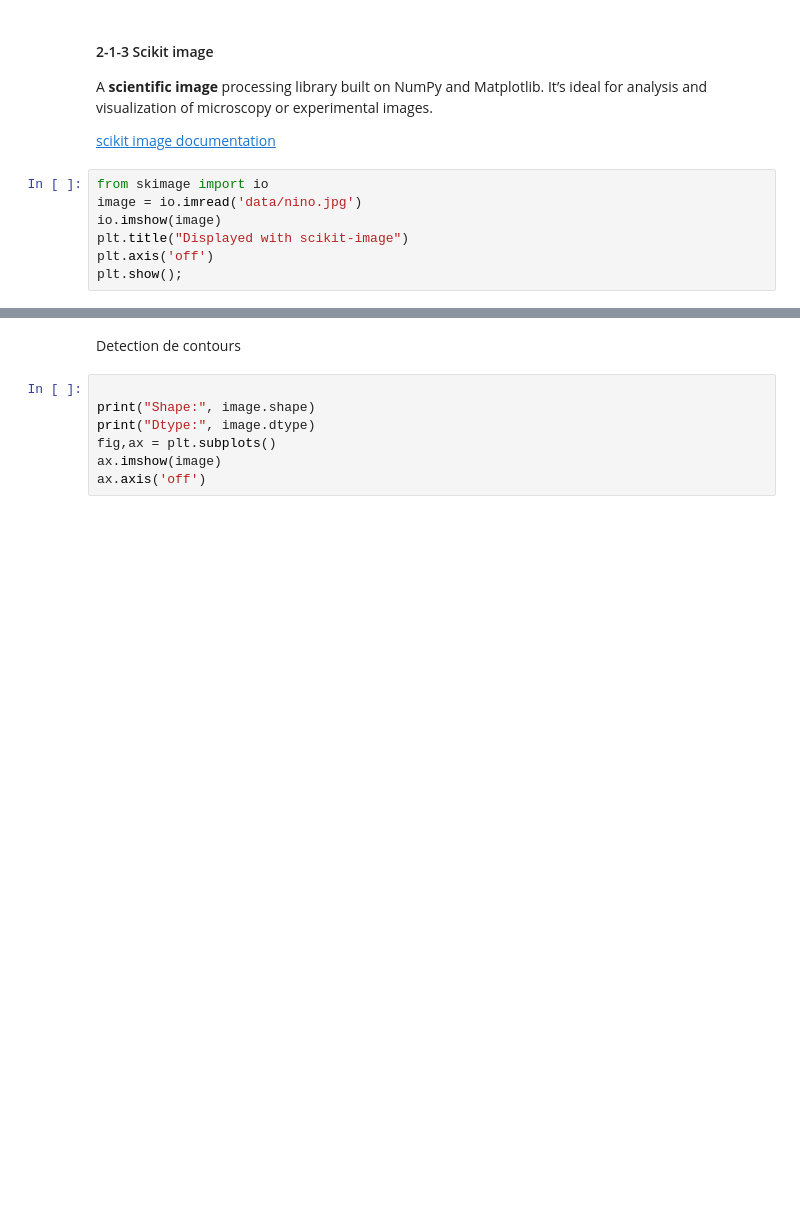
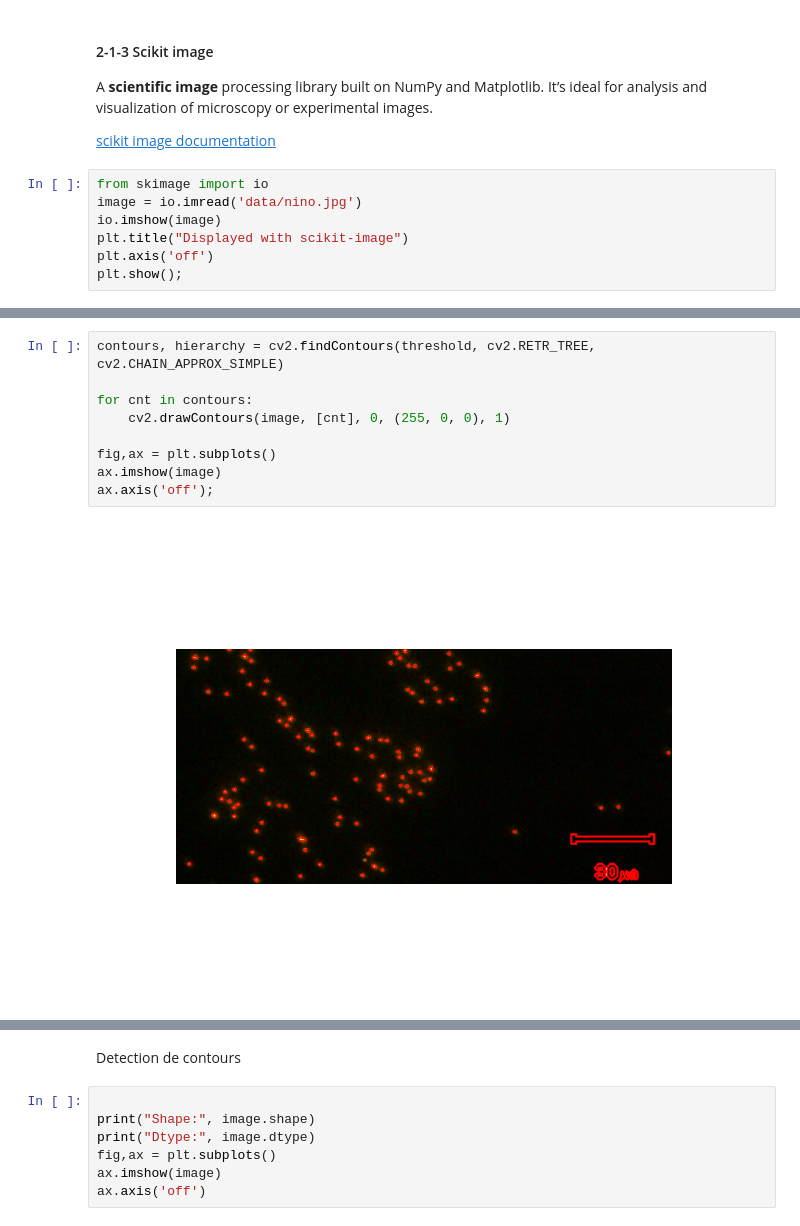
Before and after one commit to scayez/nino_workshop, a Jupyter notebook: intro_images.ipynb, the cells around one changed output, grey strips where cells are left out. Saved outputs shown, nothing was run; the diff lists cells and outputs as text; blank space fills up the shorter version.

```diff
--- a/intro_images.ipynb
+++ b/intro_images.ipynb
@@ -468,0 +667,11 @@ plt.show();
+# %%
+contours, hierarchy = cv2.findContours(threshold, cv2.RETR_TREE, cv2.CHAIN_APPROX_SIMPLE)
+
+for cnt in contours:
+    cv2.drawContours(image, [cnt], 0, (255, 0, 0), 1)
+
+fig,ax = plt.subplots()
+ax.imshow(image)
+ax.axis('off');
+# %% [output]
+[figure, added]
```
Also changed, not shown: parts of 18 cells of this notebook, 4 other files.
